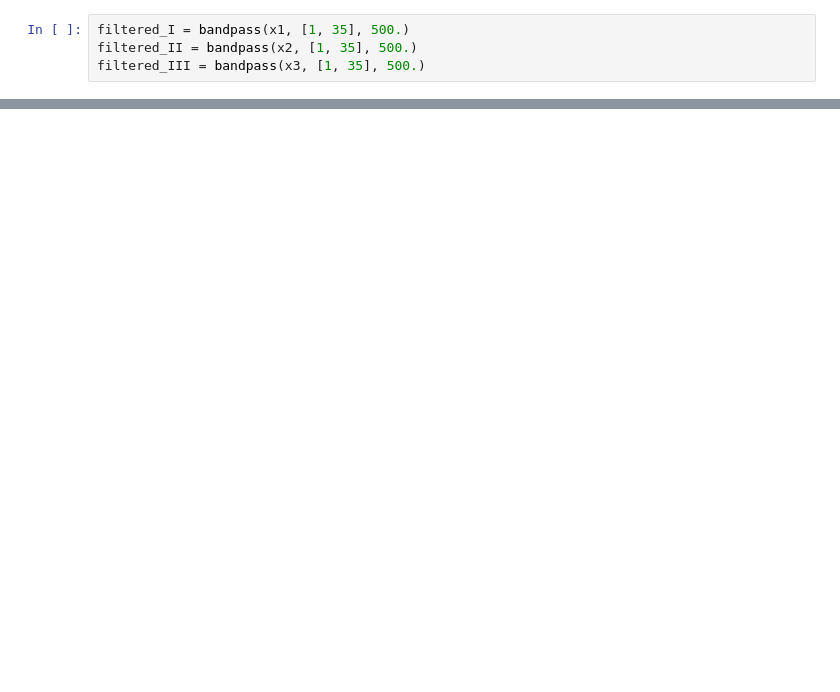
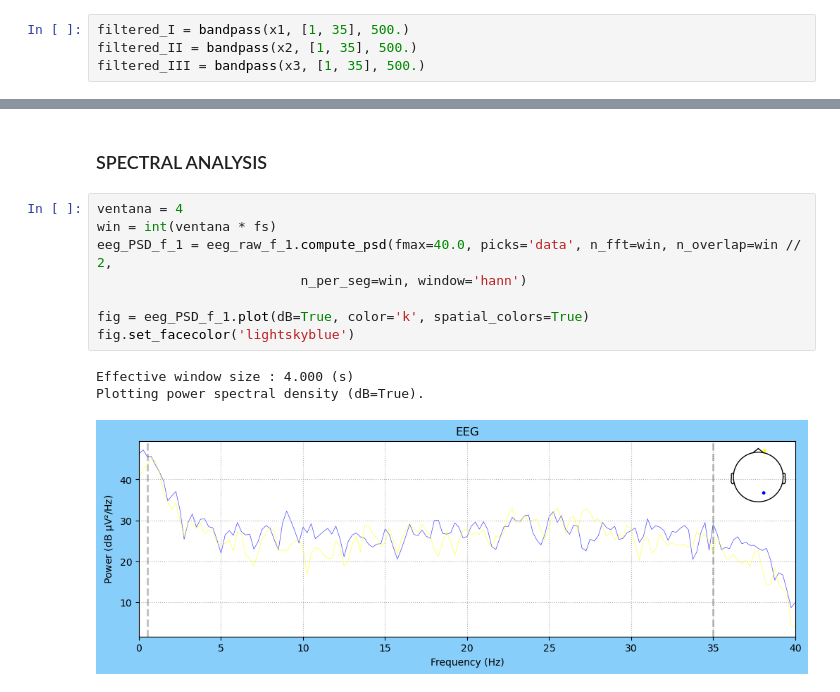
Before and after one commit to EloySerrudo/EEG_Project, a Jupyter notebook: bin/EDA.ipynb, the cells around one changed output, grey strips where cells are left out. Cells and saved outputs as stored; diff of their text form; blank space fills up the shorter version.

```diff
--- a/bin/EDA.ipynb
+++ b/bin/EDA.ipynb
@@ -175,0 +323,14 @@ ch  name       type  unit        min         Q1     median         Q3        max
+# %% [markdown]
+### SPECTRAL ANALYSIS
+# %%
+ventana = 4
+win = int(ventana * fs)
+eeg_PSD_f_1 = eeg_raw_f_1.compute_psd(fmax=40.0, picks='data', n_fft=win, n_overlap=win // 2,
+                          n_per_seg=win, window='hann')
+
+fig = eeg_PSD_f_1.plot(dB=True, color='k', spatial_colors=True)
+fig.set_facecolor('lightskyblue')
+# %% [output]
+Effective window size : 4.000 (s)
+Plotting power spectral density (dB=True).
+[figure, added]
```
Also changed, not shown: parts of 40 cells of this notebook, 6 other files.
